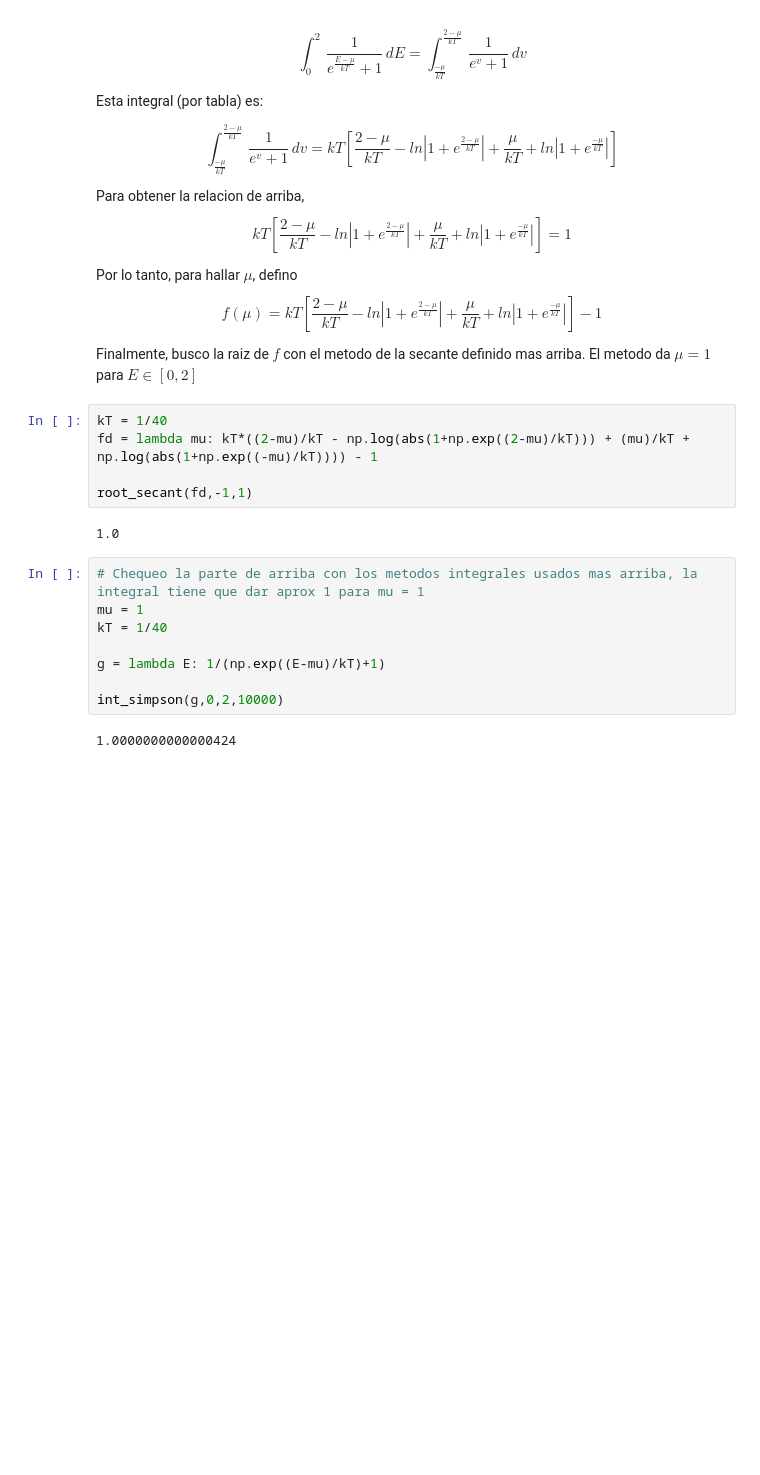
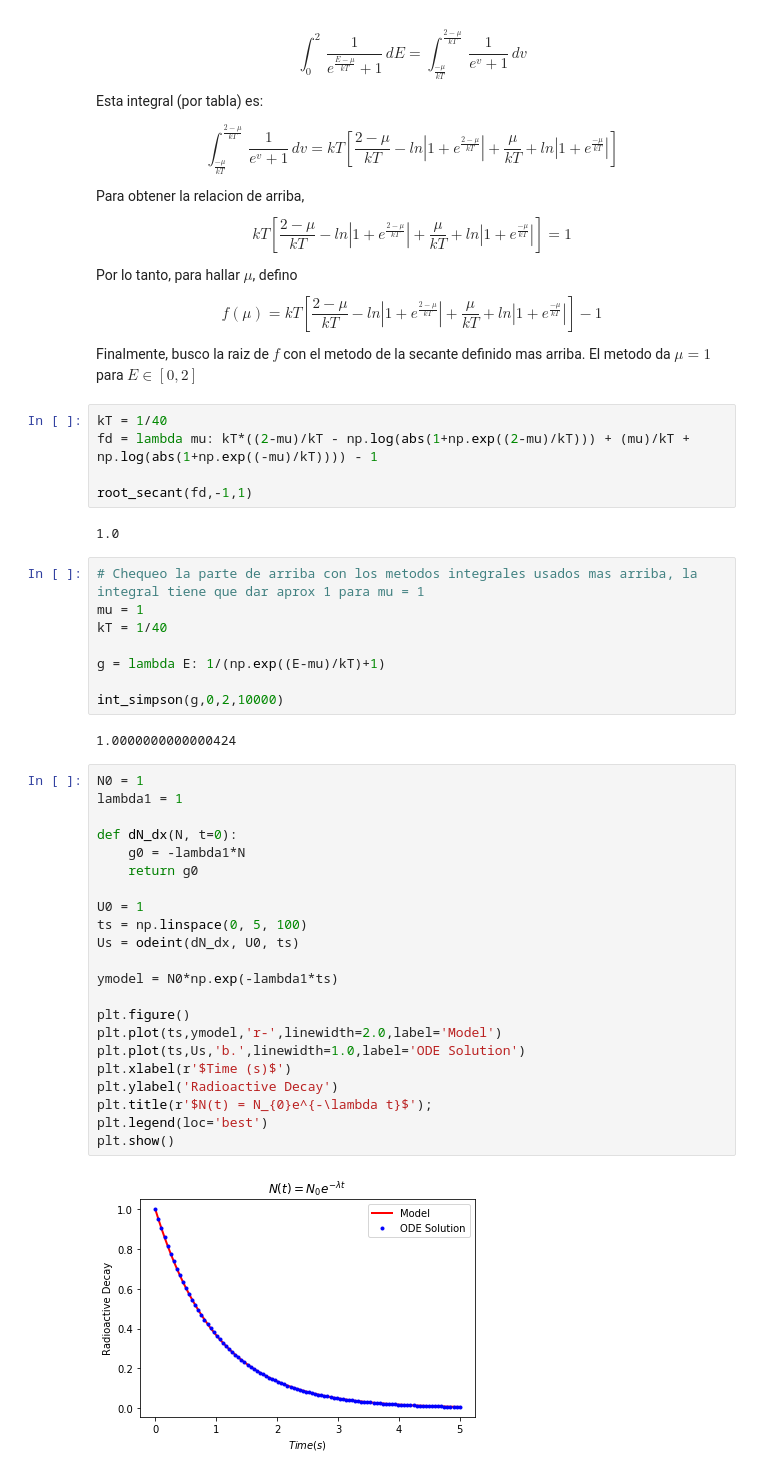
Before and after one commit to ignaciop/python_varios, a Jupyter notebook: playground.ipynb, the cells around one changed output. Saved outputs shown, nothing was run; the diff lists cells and outputs as text; blank space fills up the shorter version.

```diff
--- a/playground.ipynb
+++ b/playground.ipynb
@@ -694,3 +687,27 @@ g = lambda E: 1/(np.exp((E-mu)/kT)+1)
 int_simpson(g,0,2,10000)
 # %% [output]
 1.0000000000000424
+# %%
+N0 = 1
+lambda1 = 1
+
+def dN_dx(N, t=0):
+    g0 = -lambda1*N
+    return g0
+
+U0 = 1
+ts = np.linspace(0, 5, 100)
+Us = odeint(dN_dx, U0, ts)
+
+ymodel = N0*np.exp(-lambda1*ts)
+
+plt.figure()
+plt.plot(ts,ymodel,'r-',linewidth=2.0,label='Model')
+plt.plot(ts,Us,'b.',linewidth=1.0,label='ODE Solution')
+plt.xlabel(r'$Time (s)$')
+plt.ylabel('Radioactive Decay')
+plt.title(r'$N(t) = N_{0}e^{-\lambda t}$');
+plt.legend(loc='best')
+plt.show()
+# %% [output]
+[figure, added]
```
Also changed, not shown: parts of 13 cells of this notebook, 2 other files.
